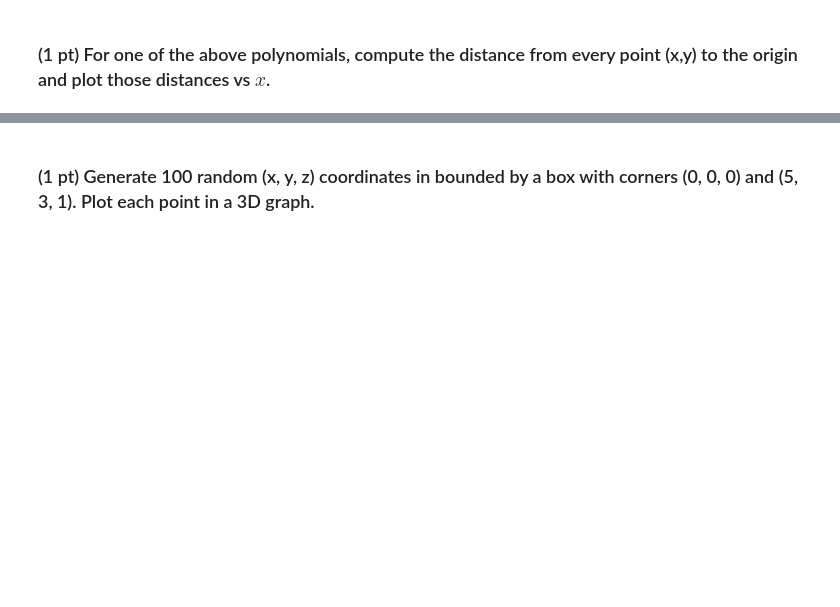
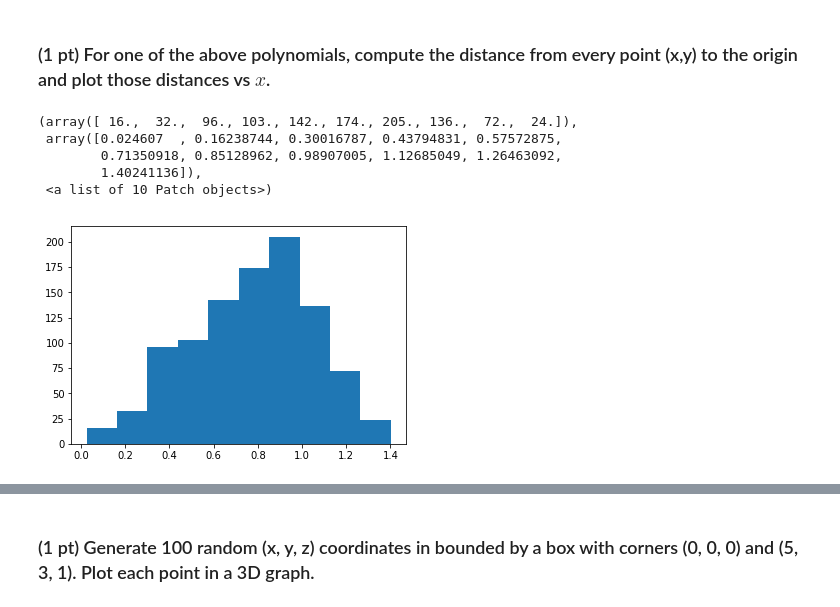
Before and after one commit to marcel-goldschen-ohm/NEU-Spring-2019, a Jupyter notebook: lecture_03_numpy_and_matplotlib/homework_00_python_basics.ipynb, the cells around one changed output, grey strips where cells are left out. Cells and saved outputs as stored; diff of their text form; code cells hidden in the pictures; blank space fills up the shorter version.

```diff
--- a/lecture_03_numpy_and_matplotlib/homework_00_python_basics.ipynb
+++ b/lecture_03_numpy_and_matplotlib/homework_00_python_basics.ipynb
@@ -39,2 +157,17 @@ from mpl_toolkits import mplot3d  # for 3d plots
 # %% [markdown]
 ### (1 pt) For one of the above polynomials, compute the distance from every point (x,y) to the origin and plot those distances vs $x$.
+# %%
+xy = np.random.rand(1000, 2)
+x = xy[:, 0]
+y = xy[:, 1]
+
+dist = np.sqrt((xy**2).sum(axis=1))
+
+plt.hist(dist, 10)
+# %% [output]
+(array([ 16.,  32.,  96., 103., 142., 174., 205., 136.,  72.,  24.]),
+ array([0.024607  , 0.16238744, 0.30016787, 0.43794831, 0.57572875,
+        0.71350918, 0.85128962, 0.98907005, 1.12685049, 1.26463092,
+        1.40241136]),
+ <a list of 10 Patch objects>)
+[figure, added]
```
Also changed, not shown: parts of 15 cells of this notebook.
